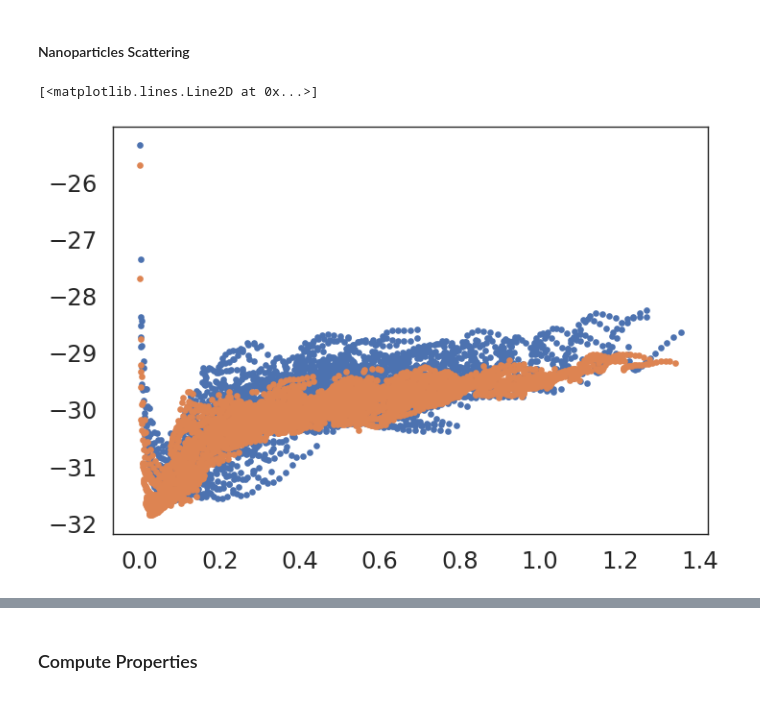
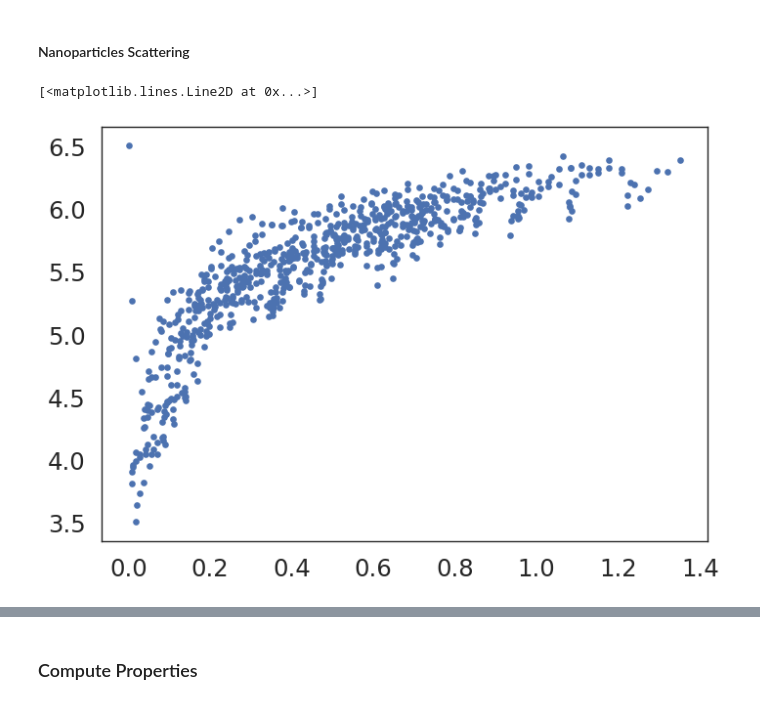
Before and after one commit to ariahosseini/ThermoElectric, a Jupyter notebook: ElectronTransport.ipynb, the cells around one changed output, grey strips where cells are left out. Cells and saved outputs as stored; diff of their text form; code cells hidden in the pictures.

```diff
--- a/ElectronTransport.ipynb
+++ b/ElectronTransport.ipynb
@@ -1098,7 +1097,7 @@ def calculate_finite_spherical_scattering(ro, nk, uo, m_frac, v_frac, ko, del_k,
     kpoints, mag_kpoint = generate_kpoints(ko, del_k, nk)
 
     # Energy (J)
-    E = calculate_energy(kpoints, ko)
+    E = calculate_energy(kpoints, ko, m)
 
     # Scattering Rate
     scattering_rate = np.zeros(E.shape[0])
@@ -2219,24 +2179,30 @@ tau_gb = tau_gb_interpolator(engr) * (fermi_0pct_heating[0] / N_gr)[:, np.newaxi
 # %% [markdown]
 #### Nanoparticles Scattering
 # %%
-nk = np.array([15,15,15])                # Number of kpoints along x y z
+nk = np.array([9,9,9])                # Number of kpoints along x y z
 uo = 1.389                               # Electron affinity (eV)
 m_frac = np.array([0.89,0.19,0.19])   # Electron effective mass ratio
 v_frac = 0.05                         # Volume fraction
 ko = 2*np.pi/lattice_parameter*np.array([0.85,0,0])       # Conduction band valley along (1/m)
 del_k = 2*np.pi/lattice_parameter*0.15*np.array([1,1,1])  # BZ edge from valley
-n = 13
-ro = 5e-9                                                 # SiC particles radius (m)
-mag_kpoint, E, tau, N = calculate_finite_spherical_scattering(ro, nk, uo, m_frac, v_frac, ko, del_k, n)
+n = 53
+ro = 5e-9                                                 # SiC spherical particles radius (m)
+ho = 5e-9                                                 # SiC clyndrical particles height (m)
+len = (4/3 * np.pi * ro**3)**(1/3) * np.array([1,1,1])    # SiC cubic particles length (m)
+_, Es, tau_s, _ = calculate_finite_spherical_scattering(ro, nk, uo, m_frac, v_frac, ko, del_k, n)
+_, Ec, tau_c, _ = calculate_finite_clyndrical_scattering(ho, ro, nk, uo, m_frac, v_frac, ko, del_k, n)
+_, Ep, tau_p, _ = calculate_finite_cubic_scattering(len, nk, uo, m_frac, v_frac, ko, del_k, n)
 # %%
 _tau_np = np.loadtxt('Lifetime_Data/lifetime_np.out', delimiter=None, skiprows=0)
 _engr_np = np.loadtxt('Lifetime_Data/energy_np.out', delimiter=None, skiprows=0)
 # %%
-plt.plot(E, np.log(tau), 'o')
-plt.plot(_engr_np, np.log(_tau_np[2]), 'o')
+plt.plot(Es, np.log(tau_s*1e15), 'o')
+# plt.plot(Ec, np.log(tau_c*1e15), 'o')
+# plt.plot(Ep, np.log(tau_p*1e15), 'o')
+# plt.plot(_engr_np, np.log(_tau_np[2]), 'o')
 # %% [output]
 [<matplotlib.lines.Line2D at 0x...>]
-[figure, old version]
+[figure, new version]
 # %%
 _tau_np = np.loadtxt('Lifetime_Data/lifetime_np.out', delimiter=None, skiprows=0)
 _engr_np = np.loadtxt('Lifetime_Data/energy_np.out', delimiter=None, skiprows=0)
```
Also changed, not shown: parts of 24 cells of this notebook.
